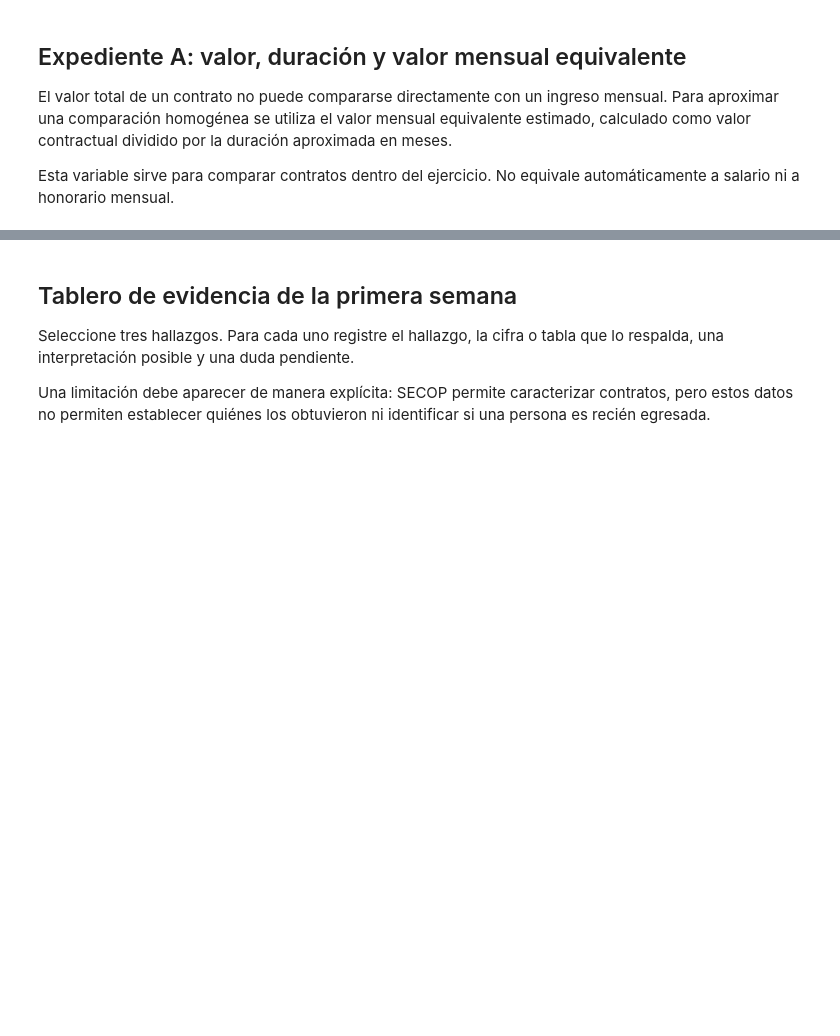
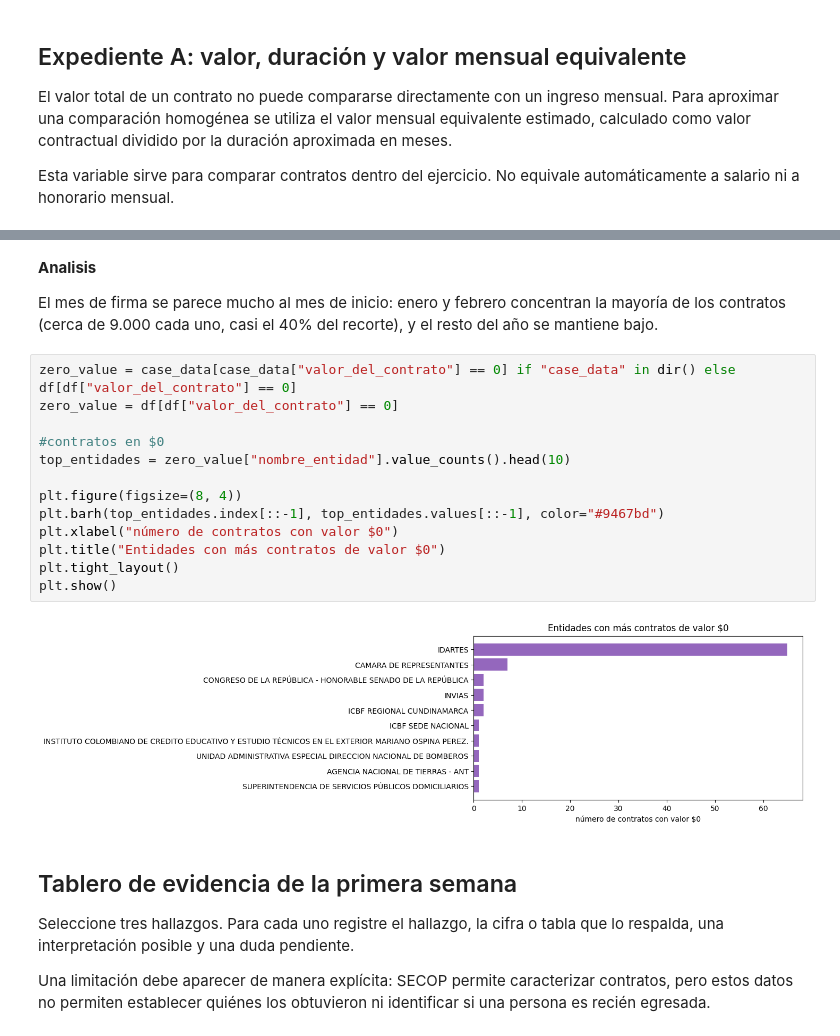
Before and after one commit to CamilaAg-05/curso_Data_Analytics, a Jupyter notebook: Laboratorio_SECOP_Caso_1A/SECOP_ExpedienteA(GRUPO_1).ipynb, the cells around one changed output, grey strips where cells are left out. Cells and saved outputs as stored; diff of their text form; blank space fills up the shorter version.

```diff
--- a/Laboratorio_SECOP_Caso_1A/SECOP_ExpedienteA(GRUPO_1).ipynb
+++ b/Laboratorio_SECOP_Caso_1A/SECOP_ExpedienteA(GRUPO_1).ipynb
@@ -434,3 +497,22 @@ La variable `valor_mensual_equivalente` es solo una división entre ($\text{valo
+# %% [markdown]
+**Analisis**
+
+El mes de firma se parece mucho al mes de inicio: enero y febrero concentran la mayoría de los contratos (cerca de 9.000 cada uno, casi el 40% del recorte), y el resto del año se mantiene bajo.
+# %%
+zero_value = case_data[case_data["valor_del_contrato"] == 0] if "case_data" in dir() else df[df["valor_del_contrato"] == 0]
+zero_value = df[df["valor_del_contrato"] == 0]
+
+#contratos en $0
+top_entidades = zero_value["nombre_entidad"].value_counts().head(10)
+
+plt.figure(figsize=(8, 4))
+plt.barh(top_entidades.index[::-1], top_entidades.values[::-1], color="#9467bd")
+plt.xlabel("número de contratos con valor $0")
+plt.title("Entidades con más contratos de valor $0")
+plt.tight_layout()
+plt.show()
+# %% [output]
+[figure, added]
 # %% [markdown]
 ## Tablero de evidencia de la primera semana
 
```
Also changed, not shown: parts of 25 cells of this notebook.
